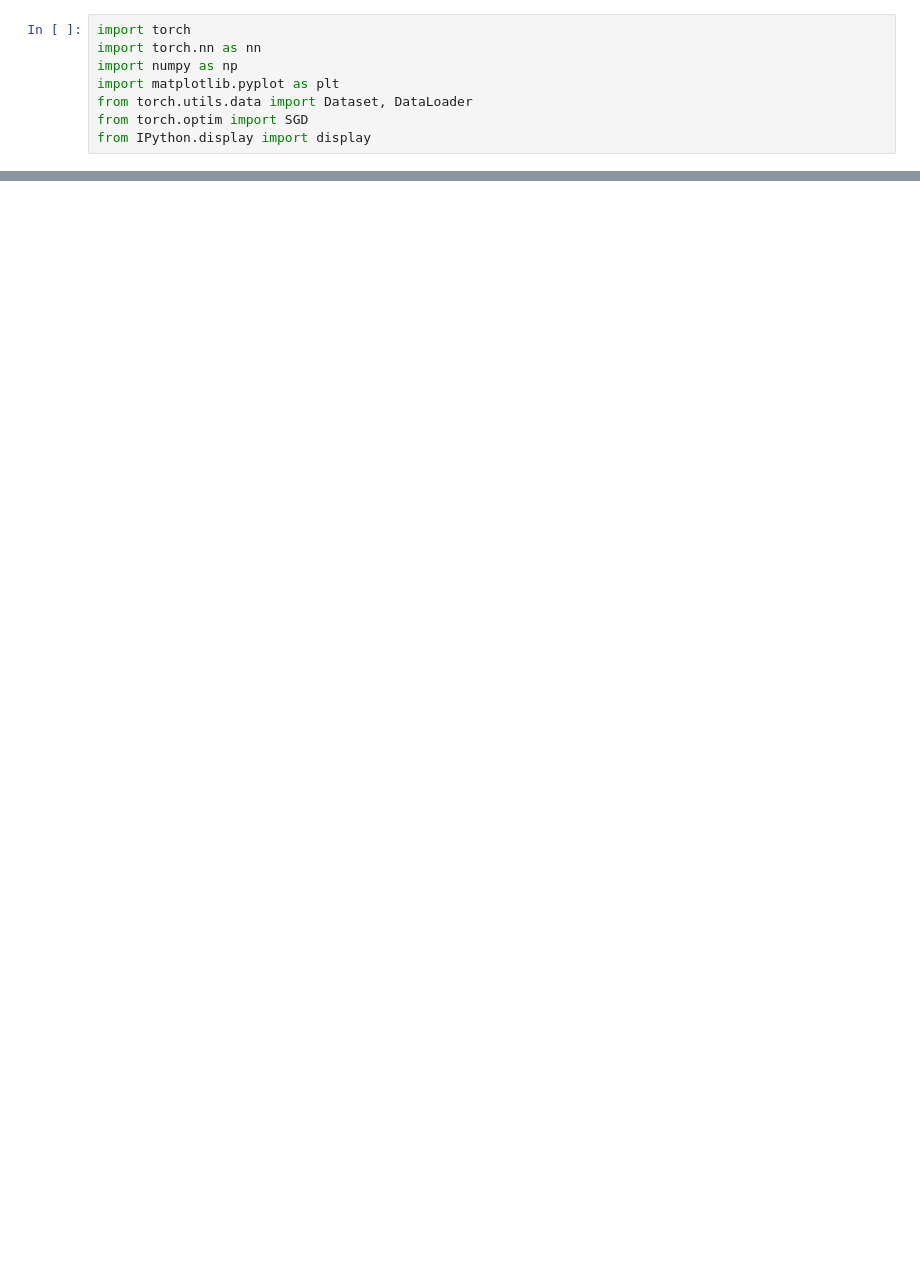
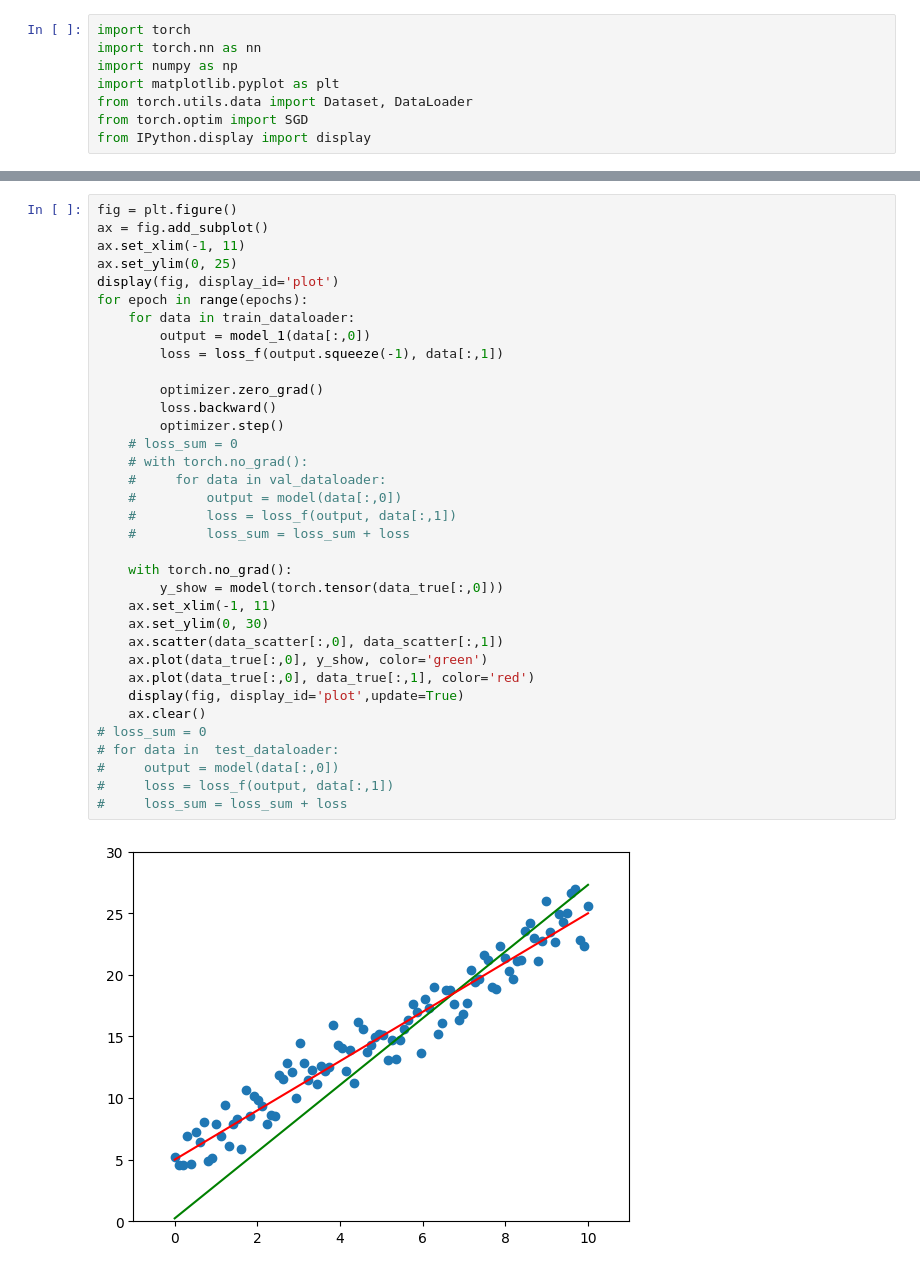
Before and after one commit to zhangjingxian1998/some_note, a Jupyter notebook: example/pytorch/pytorch_framwork.ipynb, the cells around one changed output, grey strips where cells are left out. Drawn from its saved outputs; the diff is of its cells as text; blank space fills up the shorter version.

```diff
--- a/example/pytorch/pytorch_framwork.ipynb
+++ b/example/pytorch/pytorch_framwork.ipynb
@@ -137,0 +138,37 @@ for data in  test_dataloader:
+# %%
+fig = plt.figure()
+ax = fig.add_subplot()
+ax.set_xlim(-1, 11)
+ax.set_ylim(0, 25)
+display(fig, display_id='plot')
+for epoch in range(epochs):
+    for data in train_dataloader:
+        output = model_1(data[:,0])
+        loss = loss_f(output.squeeze(-1), data[:,1])
+
+        optimizer.zero_grad()
+        loss.backward()
+        optimizer.step()
+    # loss_sum = 0
+    # with torch.no_grad():
+    #     for data in val_dataloader:
+    #         output = model(data[:,0])
+    #         loss = loss_f(output, data[:,1])
+    #         loss_sum = loss_sum + loss
+
+    with torch.no_grad():
+        y_show = model(torch.tensor(data_true[:,0]))
+    ax.set_xlim(-1, 11)
+    ax.set_ylim(0, 30)
+    ax.scatter(data_scatter[:,0], data_scatter[:,1])
+    ax.plot(data_true[:,0], y_show, color='green')
+    ax.plot(data_true[:,0], data_true[:,1], color='red')
+    display(fig, display_id='plot',update=True)
+    ax.clear()
+# loss_sum = 0
+# for data in  test_dataloader:
+#     output = model(data[:,0])
+#     loss = loss_f(output, data[:,1])
+#     loss_sum = loss_sum + loss
+# %% [output]
+[figure, added]
```
Also changed, not shown: parts of 8 cells of this notebook, 2 other files.
